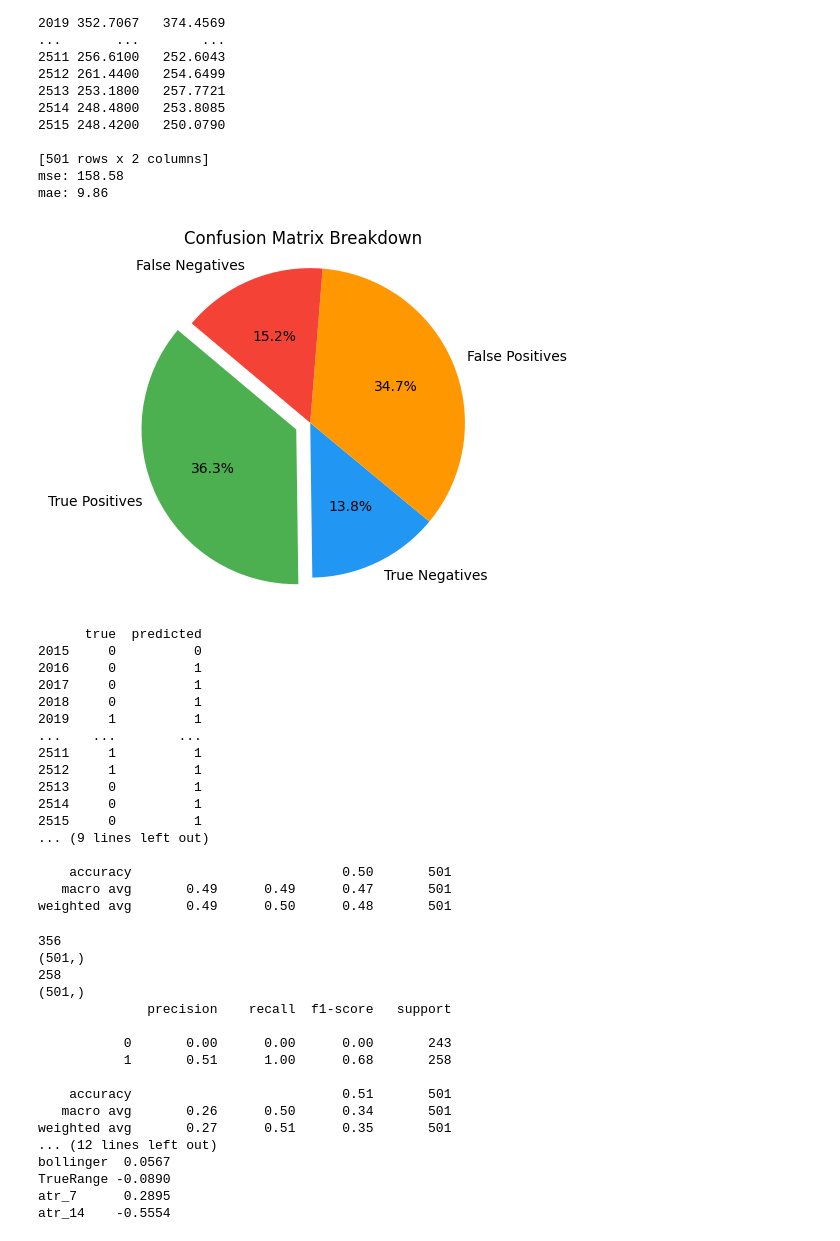
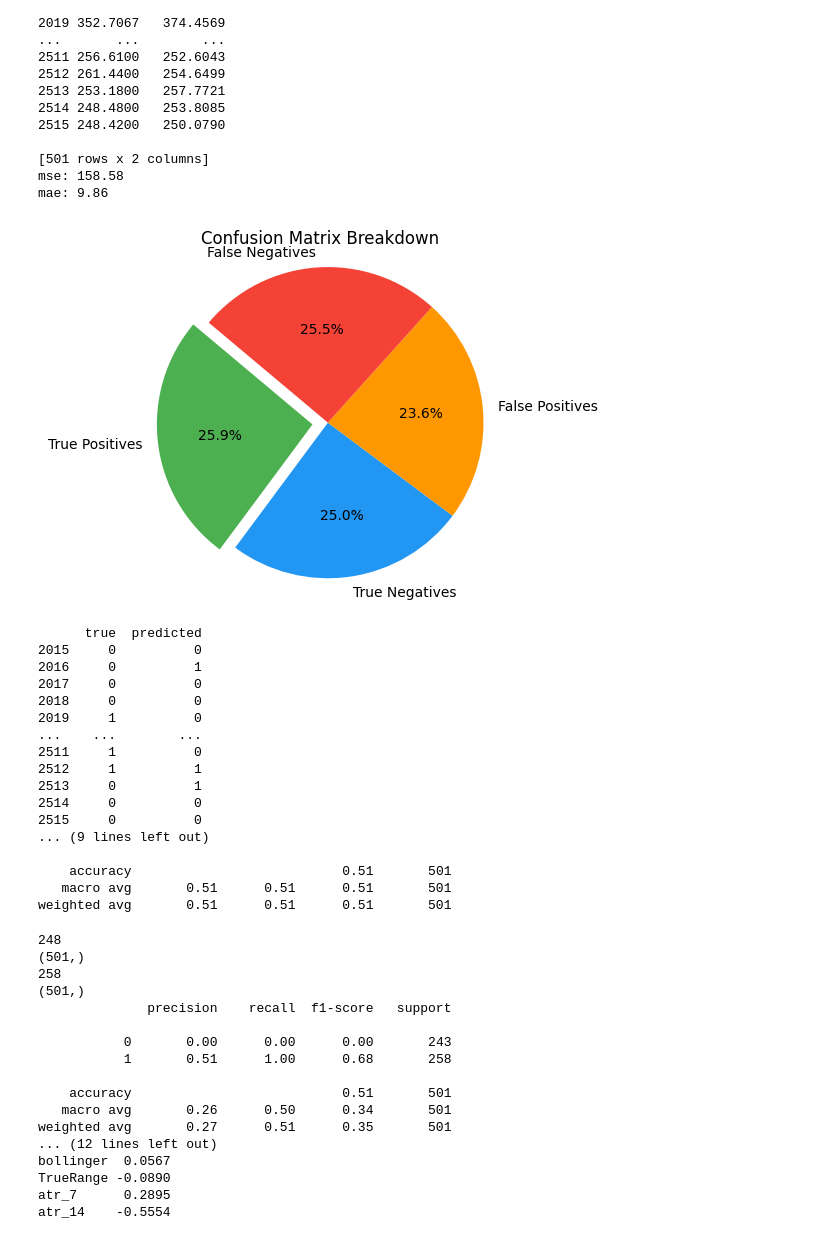
Before and after one commit to JasonMorris1/CSE151_Tesla_Stock_Prediction, a Jupyter notebook: eda_linear_regression2.ipynb, the cells around one changed output. Saved outputs shown, nothing was run; the diff lists cells and outputs as text; code cells hidden in the pictures.

Commit message:
worked on lstm, linear regression in readme:

```diff
--- a/eda_linear_regression2.ipynb
+++ b/eda_linear_regression2.ipynb
@@ -126,18 +126,9 @@ mae: 9.86
 # %%
 from sklearn.metrics import confusion_matrix, classification_report, accuracy_score, recall_score
 # Transform y_train and y_test to binary: 1 for increase, 0 for no change or decrease
-y_train_binary = (y_train.diff().fillna(0) > 0).astype(int)
-y_test_binary = (y_test.diff().fillna(0) > 0).astype(int)
+y_pred_binary = (df_result['predicted'].diff().fillna(0) > 0).astype(int)
+y_test_binary = (df_result['true'].diff().fillna(0) > 0).astype(int)
 
-# Scale the features
-scaler = StandardScaler()
-X_train_scaled = scaler.fit_transform(X_train)
-X_test_scaled = scaler.transform(X_test)
-
-# Train a Logistic Regression model
-logreg = LogisticRegression()
-logreg.fit(X_train_scaled, y_train_binary)
-y_pred_binary = logreg.predict(X_test_scaled)
 
 #Confusion Matrix
 cm = confusion_matrix(y_test_binary, y_pred_binary)
@@ -145,51 +136,51 @@ tn, fp, fn, tp = cm.ravel()
 
 labels = ['True Positives', 'True Negatives', 'False Positives', 'False Negatives']
 sizes = [tp, tn, fp, fn]
 colors = ['#4CAF50', '#2196F3', '#FF9800', '#F44336']
 explode = (0.1, 0, 0, 0)  # explode the first slice (True Positives)
 
 plt.figure(figsize=(5, 4))
 plt.pie(sizes, explode=explode, labels=labels, colors=colors, autopct='%1.1f%%', startangle=140)
 plt.title('Confusion Matrix Breakdown')
 plt.axis('equal')
 
 # Rotating date labels for better readability
 plt.xticks(rotation=60)
 
 plt.tight_layout()
 plt.show()
 
 accuracy = accuracy_score(y_test_binary, y_pred_binary)
 recall = recall_score(y_test_binary, y_pred_binary)
 
 
 report = classification_report(y_test_binary, y_pred_binary)
 
 df_result = pd.DataFrame({'true': y_test_binary, 'predicted': y_pred_binary})
 
 print(df_result)
 print(f"Accuracy: {accuracy:.2f}")
 print(f"Recall: {recall:.2f}")
 print("Classification Report:\n", report)
 # %% [output]
-[figure, old version]
+[figure, new version]
       true  predicted
 2015     0          0
 2016     0          1
-2017     0          1
-2018     0          1
-2019     1          1
+2017     0          0
+2018     0          0
+2019     1          0
 ...    ...        ...
-2511     1          1
+2511     1          0
 2512     1          1
 2513     0          1
-2514     0          1
-2515     0          1
+2514     0          0
+2515     0          0
 ... (9 lines left out)
 
-    accuracy                           0.50       501
-   macro avg       0.49      0.49      0.47       501
-weighted avg       0.49      0.50      0.48       501
+    accuracy                           0.51       501
+   macro avg       0.51      0.51      0.51       501
+weighted avg       0.51      0.51      0.51       501
 # %%
 print(df_result['predicted'].value_counts()[1])
 print(df_result['predicted'].shape)
@@ -209,7 +200,7 @@ pd.options.display.float_format = '{:.4f}'.format
 
 print(df_coefs)
 # %% [output]
-356
+248
 (501,)
 258
 (501,)
```
Also changed, not shown: 5 other files.
